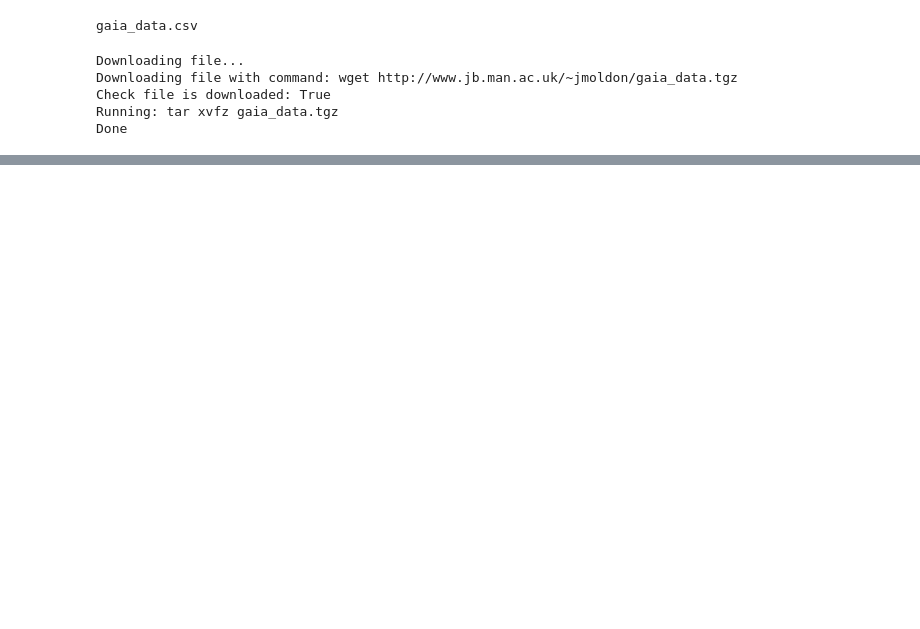
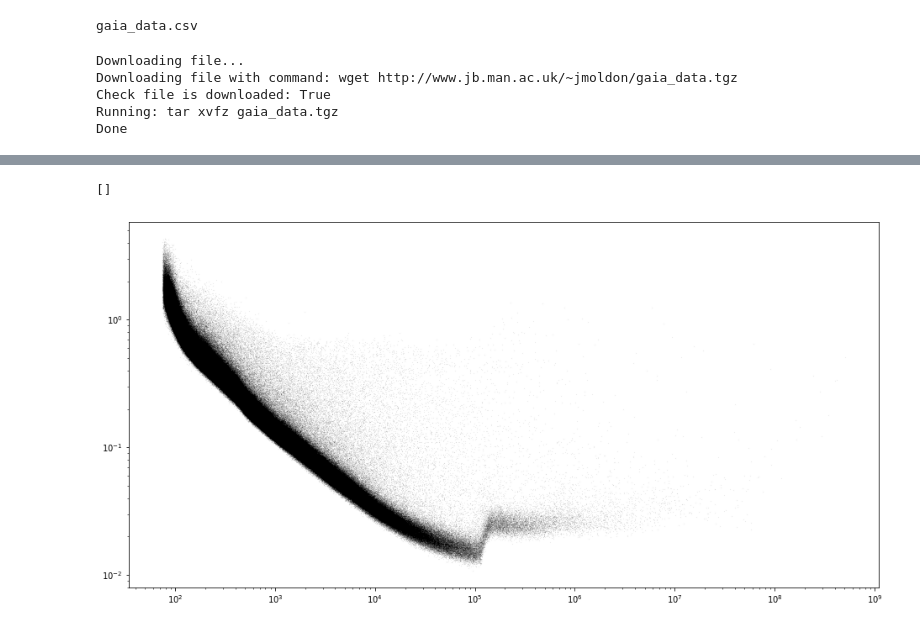
Before and after one commit to espsrc/droplets, a Jupyter notebook: gaia_exploratory/gaia_exploratory.ipynb, the cells around one changed output, grey strips where cells are left out. Cells and saved outputs as stored; diff of their text form; code cells hidden in the pictures; blank space fills up the shorter version.

```diff
--- a/gaia_exploratory/gaia_exploratory.ipynb
+++ b/gaia_exploratory/gaia_exploratory.ipynb
@@ -66,0 +147,10 @@ Done
+# %%
+plt.plot(data['phot_g_mean_flux'], data['parallax_error'], '.k', ms=0.1, alpha=0.5)
+data_close = data[(data['dist']<0.5)]# & (data['dist']>0.2)]
+
+#l = plt.scatter(data_close['phot_g_mean_flux'], data['parallax_error'], c=data_close['dist'], s=5)
+#plt.colorbar(l)
+plt.gca().loglog()
+# %% [output]
+[]
+[figure, added]
```
Also changed, not shown: parts of 25 cells of this notebook.
